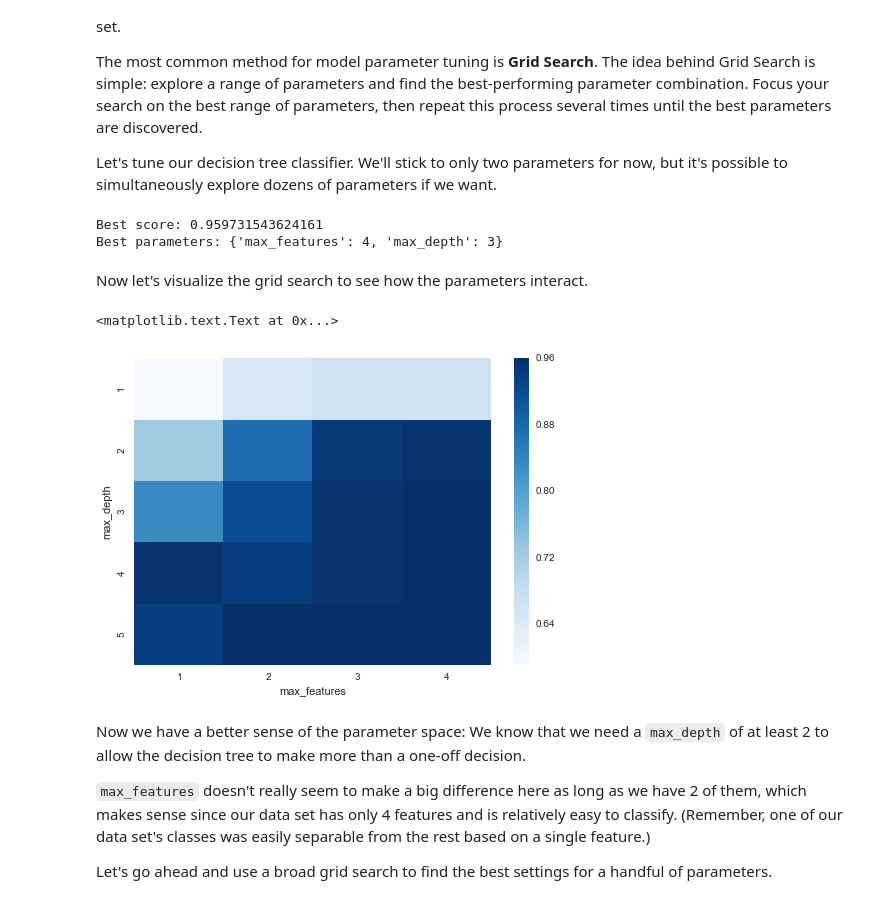
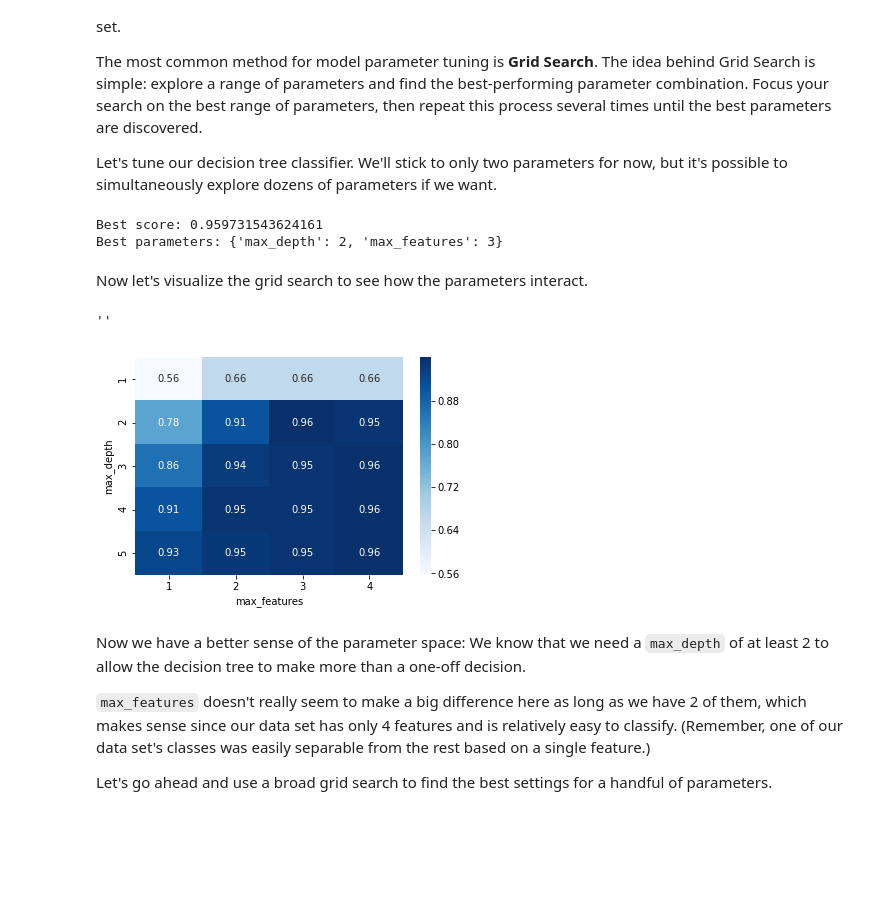
Before and after one commit to rhiever/Data-Analysis-and-Machine-Learning-Projects, a Jupyter notebook: example-data-science-notebook/Example Machine Learning Notebook.ipynb, the cells around one changed output. Saved outputs shown, nothing was run; the diff lists cells and outputs as text; code cells hidden in the pictures; blank space fills up the shorter version.

Commit message:
Update ML notebook
Needed some refactoring for latest sklearn versions

```diff
--- a/example-data-science-notebook/Example Machine Learning Notebook.ipynb
+++ b/example-data-science-notebook/Example Machine Learning Notebook.ipynb
@@ -648,14 +663,14 @@ The most common method for model parameter tuning is **Grid Search**. The idea b
 
 Let's tune our decision tree classifier. We'll stick to only two parameters for now, but it's possible to simultaneously explore dozens of parameters if we want.
 # %%
-from sklearn.grid_search import GridSearchCV
+from sklearn.model_selection import GridSearchCV
 
 decision_tree_classifier = DecisionTreeClassifier()
 
 parameter_grid = {'max_depth': [1, 2, 3, 4, 5],
                   'max_features': [1, 2, 3, 4]}
 
-cross_validation = StratifiedKFold(all_classes, n_folds=10)
+cross_validation = StratifiedKFold(n_splits=10)
 
 grid_search = GridSearchCV(decision_tree_classifier,
                            param_grid=parameter_grid,
@@ -666,25 +681,21 @@ print('Best score: {}'.format(grid_search.best_score_))
 print('Best parameters: {}'.format(grid_search.best_params_))
 # %% [output]
 Best score: 0.959731543624161
-Best parameters: {'max_features': 4, 'max_depth': 3}
+Best parameters: {'max_depth': 2, 'max_features': 3}
 # %% [markdown]
 Now let's visualize the grid search to see how the parameters interact.
 # %%
-grid_visualization = []
-
-for grid_pair in grid_search.grid_scores_:
-    grid_visualization.append(grid_pair.mean_validation_score)
-
-grid_visualization = np.array(grid_visualization)
+grid_visualization = grid_search.cv_results_['mean_test_score']
 grid_visualization.shape = (5, 4)
-sb.heatmap(grid_visualization, cmap='Blues')
+sb.heatmap(grid_visualization, cmap='Blues', annot=True)
 plt.xticks(np.arange(4) + 0.5, grid_search.param_grid['max_features'])
-plt.yticks(np.arange(5) + 0.5, grid_search.param_grid['max_depth'][::-1])
+plt.yticks(np.arange(5) + 0.5, grid_search.param_grid['max_depth'])
 plt.xlabel('max_features')
 plt.ylabel('max_depth')
+;
 # %% [output]
-<matplotlib.text.Text at 0x...>
+''
-[figure, old version]
+[figure, new version]
 # %% [markdown]
 Now we have a better sense of the parameter space: We know that we need a `max_depth` of at least 2 to allow the decision tree to make more than a one-off decision.
 
```
Also changed, not shown: parts of 25 cells of this notebook, 1 other file.
